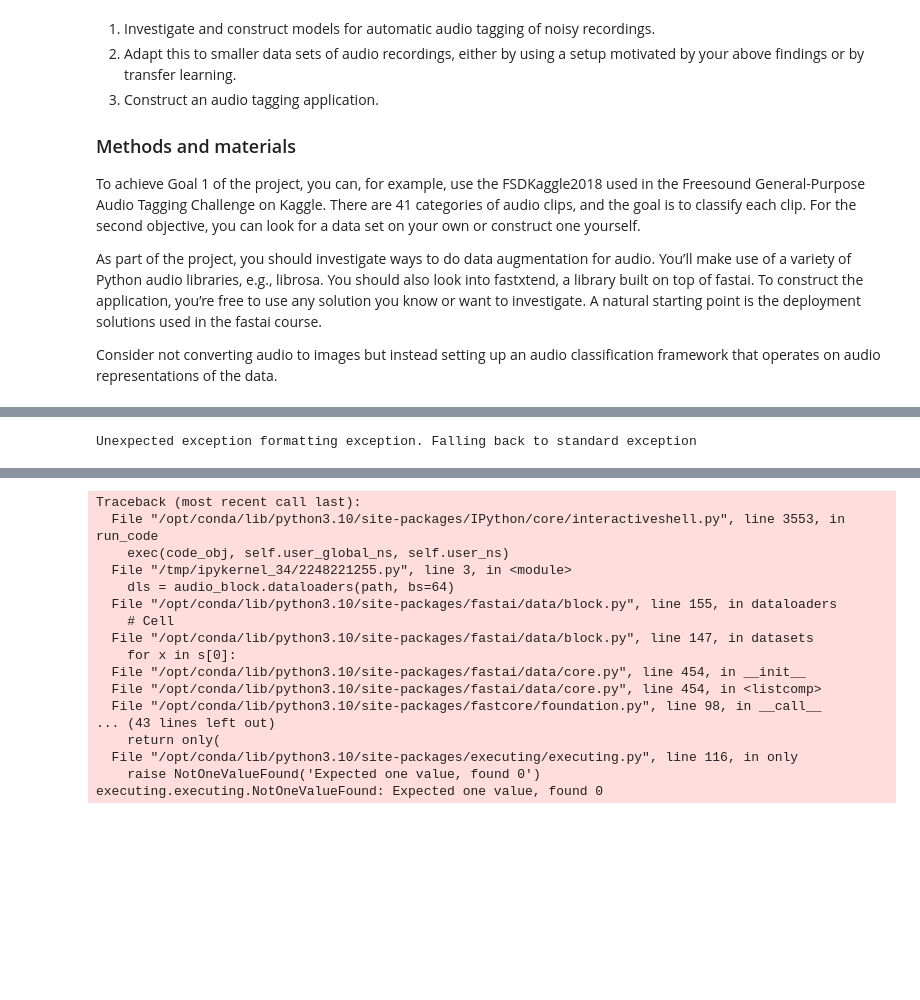
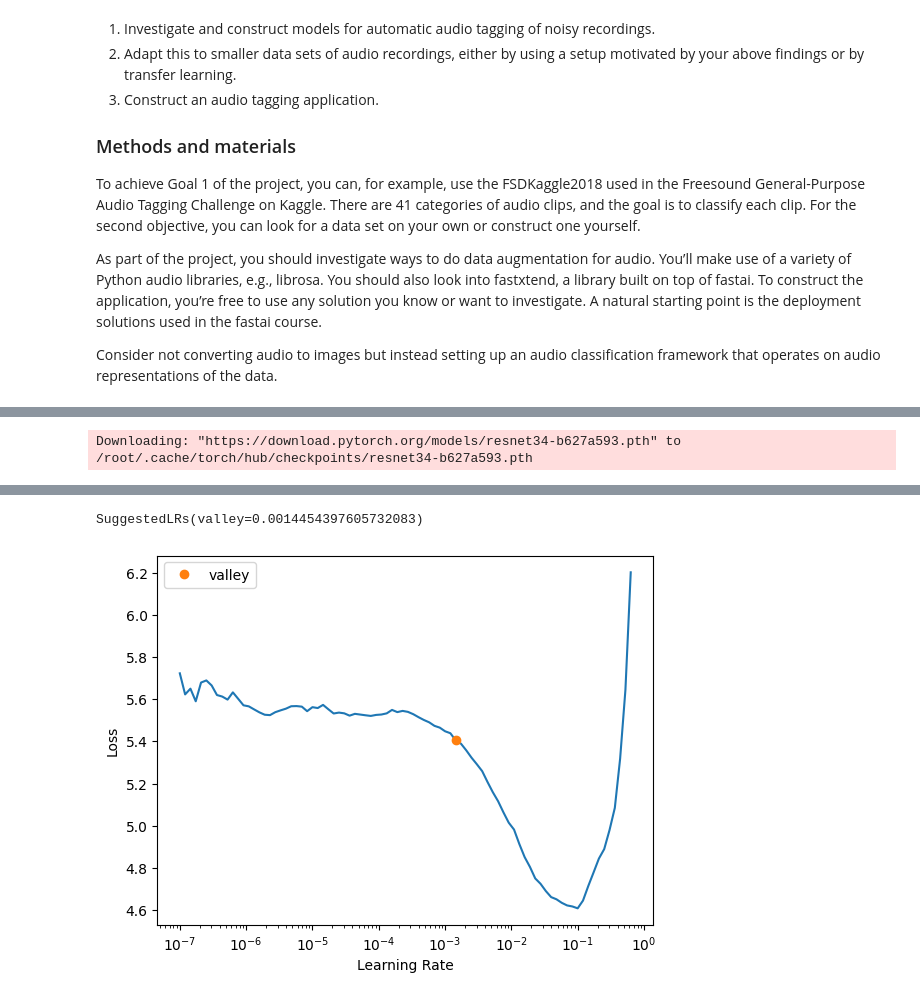
Before and after one commit to MrKiwey/audio-processing, a Jupyter notebook: deep-learning-and-audio-processing.ipynb, the cells around one changed output, grey strips where cells are left out. Saved outputs shown, nothing was run; the diff lists cells and outputs as text; code cells hidden in the pictures; blank space fills up the shorter version.

Commit message:
Kaggle Notebook | Deep learning and audio processing | Version 4

```diff
--- a/deep-learning-and-audio-processing.ipynb
+++ b/deep-learning-and-audio-processing.ipynb
@@ -108,9 +28,41 @@ audio_block = DataBlock(
+# %%
+from fastai.vision.all import *
+import pandas as pd
+from pathlib import Path
+
+# Load the labels from the CSV file into a DataFrame
+labels_csv_path = '/kaggle/input/audio-samples/FSDKaggle2018.meta/FSDKaggle2018.meta/train_post_competition.csv'
+df_labels = pd.read_csv(labels_csv_path)
+
+# Create a dictionary mapping filenames (without extension) to labels
+labels_dict = pd.Series(df_labels.label.values, index=df_labels.fname.apply(lambda x: Path(x).stem)).to_dict()
+
+# Define a function to get labels using the dictionary
+def get_label(file_path):
+    # Extract the filename without extension from the given file path
+    file_stem = Path(file_path).stem
+    # Return the label from the dictionary
+    return labels_dict[file_stem]
+# %%
+# Define DataBlock
+spectrogram_block = DataBlock(
+    blocks=(ImageBlock, CategoryBlock),
+    get_items=get_image_files,
+    splitter=RandomSplitter(valid_pct=0.2, seed=42),
+    get_y=get_label,
+    item_tfms=Resize(224)
+)
 # %%
-# Build the dataloaders
-path = Path('/kaggle/input/audio-samples/FSDKaggle2018.audio_train/FSDKaggle2018.audio_train')
-dls = audio_block.dataloaders(path, bs=64)
+# Point to the path where train images are stored
+path = Path('/kaggle/input/spectogramszip/Spectograms')
 
-# Define a vision learner
+# Create the DataLoaders
+dls = spectrogram_block.dataloaders(path, bs=64)
+
+# Create a learner with a pre-trained model
 learn = vision_learner(dls, resnet34, metrics=accuracy)
+
+# Find an appropriate learning rate
+learn.lr_find()
 # %% [output]
-Unexpected exception formatting exception. Falling back to standard exception
+Downloading: "https://download.pytorch.org/models/resnet34-b627a593.pth" to /root/.cache/torch/hub/checkpoints/resnet34-b627a593.pth
@@ -117,17 +70,2 @@ Unexpected exception formatting exception. Falling back to standard exception
-Traceback (most recent call last):
-  File "/opt/conda/lib/python3.10/site-packages/IPython/core/interactiveshell.py", line 3553, in run_code
-    exec(code_obj, self.user_global_ns, self.user_ns)
-  File "/tmp/ipykernel_34/2248221255.py", line 3, in <module>
-    dls = audio_block.dataloaders(path, bs=64)
-  File "/opt/conda/lib/python3.10/site-packages/fastai/data/block.py", line 155, in dataloaders
-    # Cell
-  File "/opt/conda/lib/python3.10/site-packages/fastai/data/block.py", line 147, in datasets
-    for x in s[0]:
-  File "/opt/conda/lib/python3.10/site-packages/fastai/data/core.py", line 454, in __init__
-  File "/opt/conda/lib/python3.10/site-packages/fastai/data/core.py", line 454, in <listcomp>
-  File "/opt/conda/lib/python3.10/site-packages/fastcore/foundation.py", line 98, in __call__
-... (43 lines left out)
-    return only(
-  File "/opt/conda/lib/python3.10/site-packages/executing/executing.py", line 116, in only
-    raise NotOneValueFound('Expected one value, found 0')
-executing.executing.NotOneValueFound: Expected one value, found 0
+SuggestedLRs(valley=0.0014454397605732083)
+[figure, added]
```
Also changed, not shown: parts of 7 cells of this notebook.
